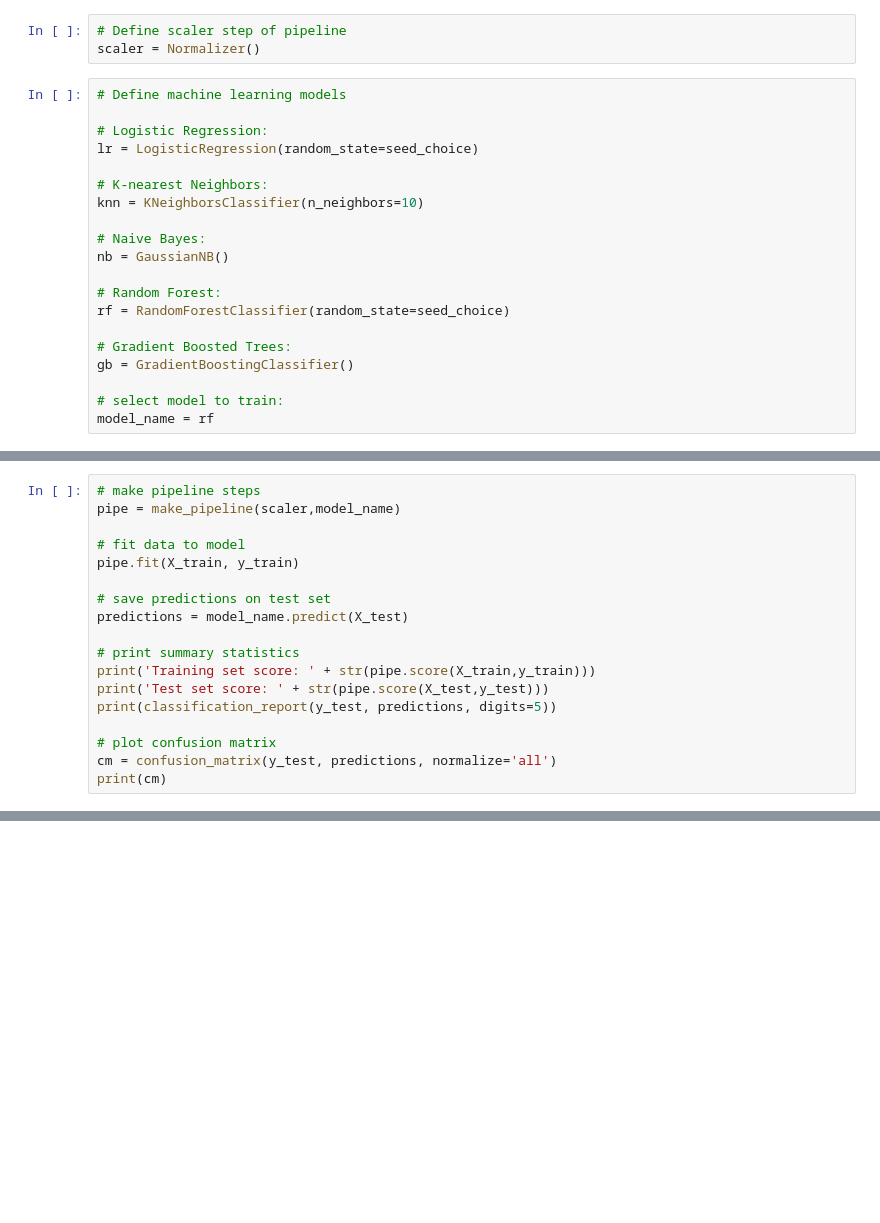
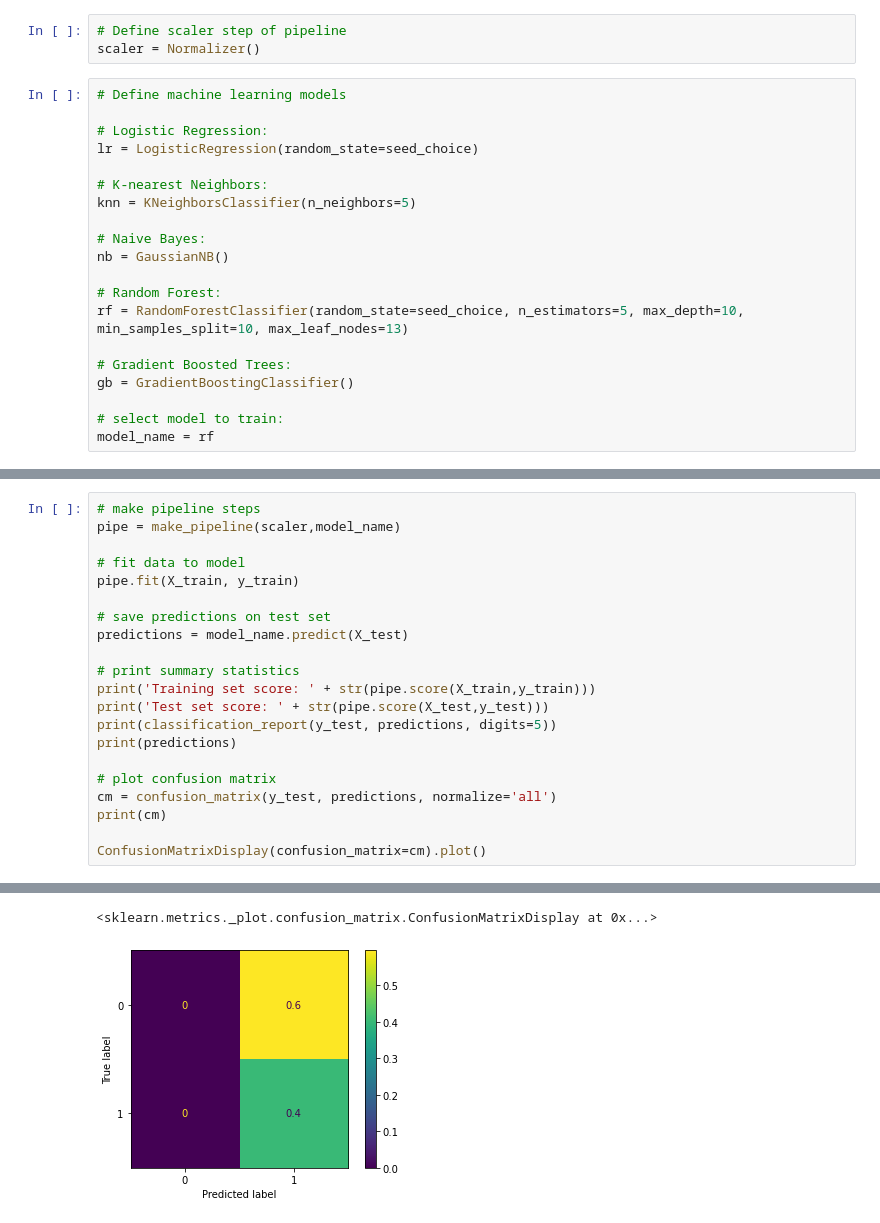
Before and after one commit to lachlanpotter/Water-Potability, a Jupyter notebook: Cleaning data.ipynb, the cells around one changed output, grey strips where cells are left out. Saved outputs shown, nothing was run; the diff lists cells and outputs as text; blank space fills up the shorter version.

```diff
--- a/Cleaning data.ipynb
+++ b/Cleaning data.ipynb
@@ -208,13 +210,13 @@ scaler = Normalizer()
 lr = LogisticRegression(random_state=seed_choice)
 
 # K-nearest Neighbors:
-knn = KNeighborsClassifier(n_neighbors=10)
+knn = KNeighborsClassifier(n_neighbors=5)
 
 # Naive Bayes:
 nb = GaussianNB()
 
 # Random Forest:
-rf = RandomForestClassifier(random_state=seed_choice)
+rf = RandomForestClassifier(random_state=seed_choice, n_estimators=5, max_depth=10, min_samples_split=10, max_leaf_nodes=13)
 
 # Gradient Boosted Trees:
 gb = GradientBoostingClassifier()
@@ -235,8 +251,11 @@ predictions = model_name.predict(X_test)
 print('Training set score: ' + str(pipe.score(X_train,y_train)))
 print('Test set score: ' + str(pipe.score(X_test,y_test)))
 print(classification_report(y_test, predictions, digits=5))
+print(predictions)
 
 # plot confusion matrix
 cm = confusion_matrix(y_test, predictions, normalize='all')
 print(cm)
+
+ConfusionMatrixDisplay(confusion_matrix=cm).plot()
 # %% [output]
@@ -254,5 +277,7 @@ weighted avg    0.16359   0.40447   0.23296       403
 [[0.        0.5955335]
  [0.        0.4044665]]
+<sklearn.metrics._plot.confusion_matrix.ConfusionMatrixDisplay at 0x...>
+[figure, added]
 # %%
 # create loop to test all models at once
 
```
Also changed, not shown: parts of 19 cells of this notebook, 2 other files.
